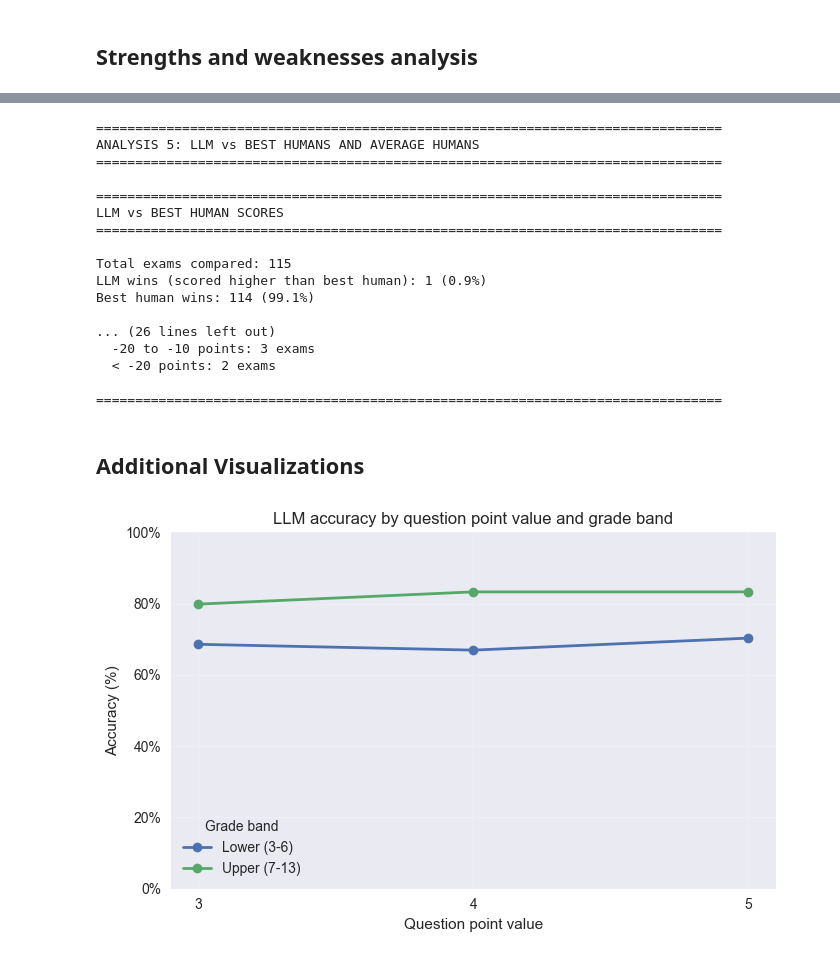
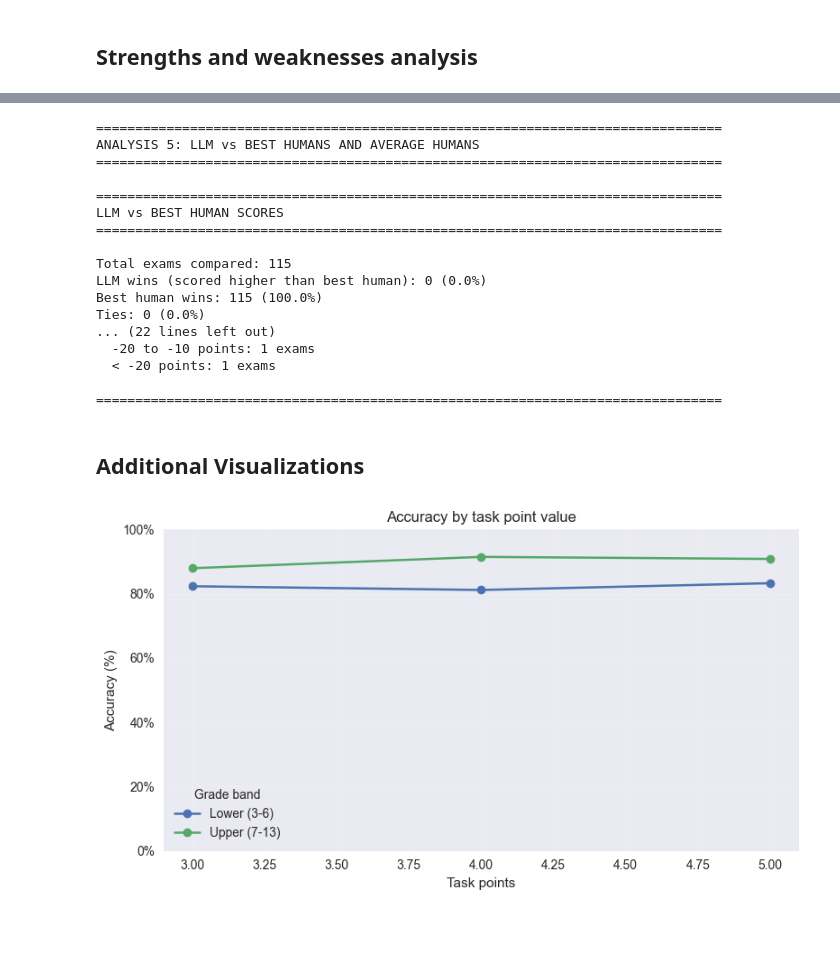
Before and after one commit to janishahn/kaenguru_benchmark, a Jupyter notebook: evaluate_results.ipynb, the cells around one changed output, grey strips where cells are left out. Saved outputs shown, nothing was run; the diff lists cells and outputs as text; code cells hidden in the pictures; blank space fills up the shorter version.

```diff
--- a/evaluate_results.ipynb
+++ b/evaluate_results.ipynb
@@ -6,7 +6,7 @@ import os
 import pandas as pd
 
 # Set run_designator to None for latest, or specify a run directory name
-run_designator = "20250929_175052_openai-gpt-5"  # e.g., "20250929_175455_anthropic-claude-sonnet-4.5"
+run_designator = "20251013_191528_x-ai-grok-4-fast"  # e.g., "20250929_175455_anthropic-claude-sonnet-4.5"
 
 runs_dir = 'runs'
 if run_designator is None:
@@ -191,13 +420,16 @@ Text-only questions accuracy: 94.30% (1241/1316)
 grades = df['group'].unique()
 for grade in grades:
     grade_df = df[df['group'] == grade]
-    if not grade_df.empty:
-        grade_correct = int(grade_df['is_correct'].sum())
-        grade_total = len(grade_df)
-        grade_accuracy = grade_correct / grade_total if grade_total > 0 else 0.0
-        print(f"Grade {grade} accuracy: {grade_accuracy:.2%} ({grade_correct}/{grade_total})")
+    attempted = grade_df[grade_df['attempted']]
+    total_n = len(grade_df)
+    if not attempted.empty:
+        grade_correct = int(attempted['answered_correctly'].sum())
+        grade_attempted = len(attempted)
+        grade_accuracy = (grade_correct / grade_attempted) if grade_attempted > 0 else 0.0
+        declined_grade = int(grade_df['declined'].sum())
+        print(f"Grade {grade}: accuracy among attempted = {grade_accuracy:.2%} ({grade_correct}/{grade_attempted}). Attempted = {grade_attempted}/{total_n}; Declined (explicit) = {declined_grade}.")
     else:
-        print(f"\nNo questions for grade {grade}.")
+        print(f"Grade {grade}: n/a (no attempted questions).")
 
 print()
 
@@ -206,5 +438,6 @@ for grade in grades:
     grade_df = df[df['group'] == grade]
     if not grade_df.empty:
         multimodal_grade_df = grade_df[grade_df['multimodal'] == True]
-        print(f"Amount of multimodal questions in grade {grade}: {len(multimodal_grade_df) / len(grade_df) * 100:.2f}% ({len(multimodal_grade_df)} out of {len(grade_df)} total questions)")
+        share = len(multimodal_grade_df) / len(grade_df) * 100.0
+        print(f"Share of multimodal questions in grade {grade}: {share:.2f}% ({len(multimodal_grade_df)}/{len(grade_df)}).")
 # %% [output]
@@ -1373,11 +1606,13 @@ if not comparison_df.empty:
     if results_vs_best:
         best_df = pd.DataFrame(results_vs_best)
         llm_wins_best = best_df['llm_wins'].sum()
-        human_wins_best = len(best_df) - llm_wins_best
+        ties_best = (best_df['llm_score'] == best_df['best_human_score']).sum()
+        human_wins_best = len(best_df) - llm_wins_best - ties_best
 
         print(f"\nTotal exams compared: {len(best_df)}")
         print(f"LLM wins (scored higher than best human): {llm_wins_best} ({llm_wins_best/len(best_df)*100:.1f}%)")
         print(f"Best human wins: {human_wins_best} ({human_wins_best/len(best_df)*100:.1f}%)")
+        print(f"Ties: {ties_best} ({ties_best/len(best_df)*100:.1f}%)")
 
         if llm_wins_best > 0:
             print(f"\nExams where LLM beat the best human:")
@@ -1402,11 +1637,13 @@ if not comparison_df.empty:
     if results_vs_avg:
         avg_df = pd.DataFrame(results_vs_avg)
         llm_wins_avg = avg_df['llm_wins'].sum()
-        human_wins_avg = len(avg_df) - llm_wins_avg
+        ties_avg = (avg_df['llm_score'] == avg_df['avg_human_score']).sum()
+        human_wins_avg = len(avg_df) - llm_wins_avg - ties_avg
 
         print(f"\nTotal exams compared: {len(avg_df)}")
         print(f"LLM wins (scored higher than average human): {llm_wins_avg} ({llm_wins_avg/len(avg_df)*100:.1f}%)")
         print(f"Average human wins: {human_wins_avg} ({human_wins_avg/len(avg_df)*100:.1f}%)")
+        print(f"Ties: {ties_avg} ({ties_avg/len(avg_df)*100:.1f}%)")
 
         print(f"\nAverage difference (LLM - Average Human): {avg_df['difference'].mean():.2f}")
         print(f"Median difference: {avg_df['difference'].median():.2f}")
@@ -1438,12 +1675,12 @@ LLM vs BEST HUMAN SCORES
 ================================================================================
 
 Total exams compared: 115
-LLM wins (scored higher than best human): 1 (0.9%)
-Best human wins: 114 (99.1%)
-
-... (26 lines left out)
-  -20 to -10 points: 3 exams
-  < -20 points: 2 exams
+LLM wins (scored higher than best human): 0 (0.0%)
+Best human wins: 115 (100.0%)
+Ties: 0 (0.0%)
+... (22 lines left out)
+  -20 to -10 points: 1 exams
+  < -20 points: 1 exams
 
 ================================================================================
 # %% [markdown]
@@ -1474,44 +1711,42 @@ def _infer_grade_band(group_label):
         return 'Lower (3-6)'
     if 7 <= grade <= 13:
         return 'Upper (7-13)'
     return 'Other'
 
-question_stats = df.copy()
+question_stats = df[df['attempted']].copy()
 question_stats['points'] = pd.to_numeric(question_stats['points'], errors='coerce')
 question_stats['problem_number_num'] = pd.to_numeric(question_stats['problem_number'], errors='coerce')
 question_stats['grade_band'] = question_stats['group'].apply(_infer_grade_band)
 
 points_summary = (
     question_stats.dropna(subset=['points'])
-    .groupby(['grade_band', 'points'])['is_correct']
+    .groupby(['grade_band', 'points'])['answered_correctly']
     .mean()
     .reset_index()
 )
 
 if points_summary.empty:
     print('No point-based accuracy data available.')
 else:
-    fig, ax = plt.subplots(figsize=(7, 4.5))
+    fig, ax = plt.subplots(figsize=(8, 4.5))
     for band, subset in points_summary.groupby('grade_band'):
-        subset = subset.sort_values('points')
         ax.plot(
             subset['points'],
-            subset['is_correct'] * 100,
+            subset['answered_correctly'] * 100,
             marker='o',
-            linewidth=2,
+            linewidth=1.8,
             label=band,
         )
-    ax.set_xlabel('Question point value')
+    ax.set_xlabel('Task points')
     ax.set_ylabel('Accuracy (%)')
-    ax.set_title('LLM accuracy by question point value and grade band')
-    ax.set_xticks(sorted(points_summary['points'].unique()))
+    ax.set_title('Accuracy by task point value')
     ax.set_ylim(0, 100)
     ax.yaxis.set_major_formatter(mticker.PercentFormatter())
     ax.grid(alpha=0.2)
-    ax.legend(title='Grade band')
+    ax.legend(title='Grade band', loc='lower left')
     plt.tight_layout()
 # %% [output]
-[figure, old version]
+[figure, new version]
 # %%
 # Accuracy vs problem position
 position_summary = (
```
Also changed, not shown: parts of 21 cells of this notebook, 5 other files.
